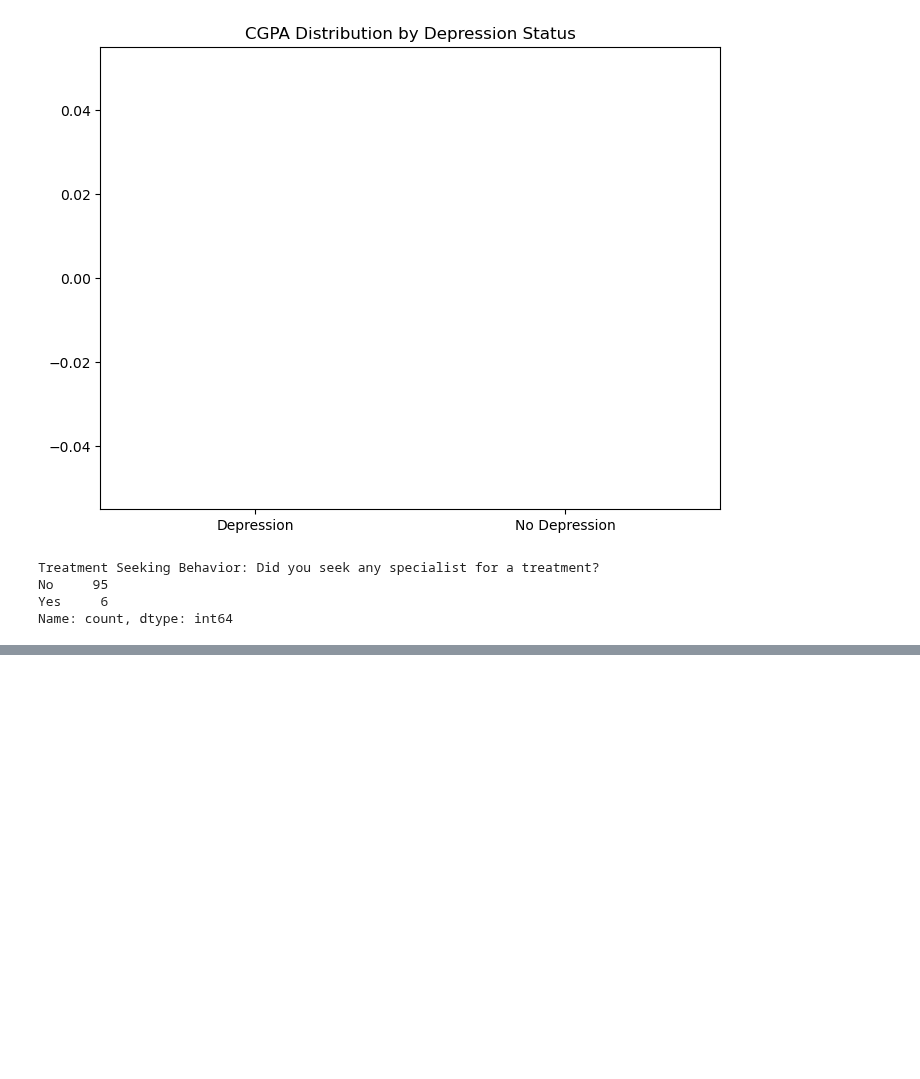
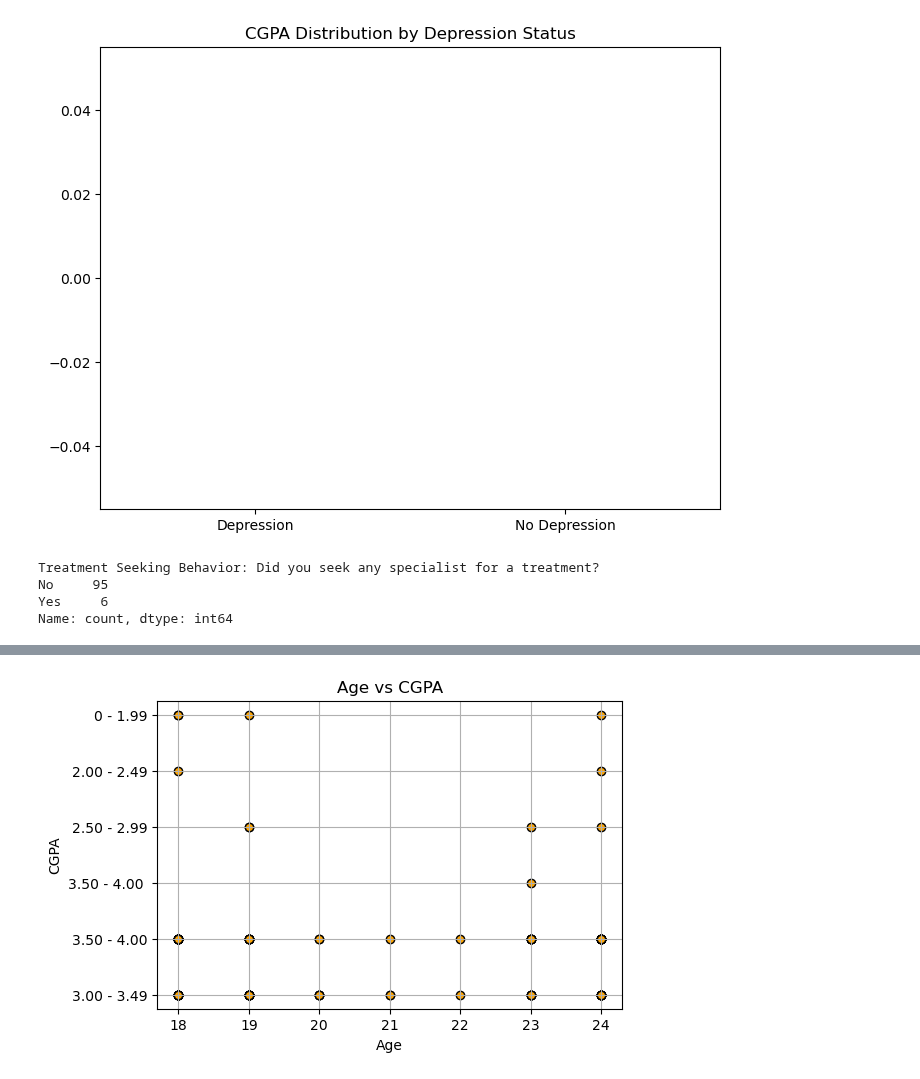
Before and after one commit to sofiaghulamnabi76-afk/YPDC-PROJECT, a Jupyter notebook: analysis.ipynb, the cells around one changed output, grey strips where cells are left out. Cells and saved outputs as stored; diff of their text form; code cells hidden in the pictures; blank space fills up the shorter version.

```diff
--- a/analysis.ipynb
+++ b/analysis.ipynb
@@ -273,0 +336,12 @@ Name: count, dtype: int64
+# %%
+# 2. CGPA vs Age Scatter Plot
+if 'what_is_your_cgpa?' in df.columns:
+    plt.figure(figsize=(6,4))
+    plt.scatter(df['age'], df['what_is_your_cgpa?'], c='orange', edgecolor='black')
+    plt.title("Age vs CGPA")
+    plt.xlabel("Age")
+    plt.ylabel("CGPA")
+    plt.grid(True)
+    plt.show()
+# %% [output]
+[figure, added]
```
Also changed, not shown: parts of 12 cells of this notebook.
